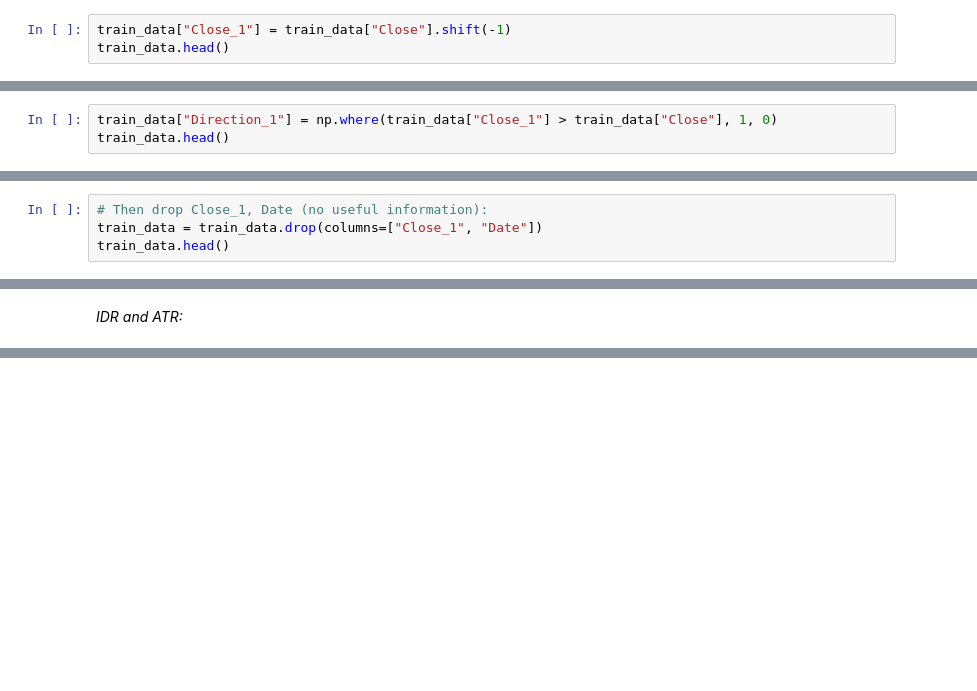
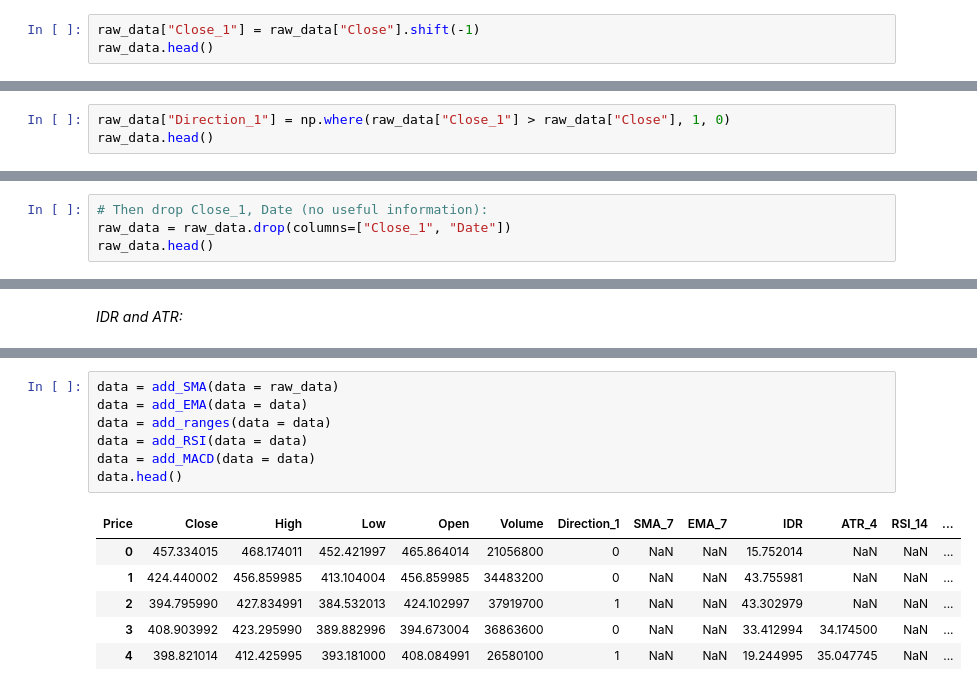
Before and after one commit to cameroncochrane/vlXsnPPgKKnWqEJB, a Jupyter notebook: notebooks/2_direction_modelling.ipynb, the cells around one changed output, grey strips where cells are left out. Drawn from its saved outputs; the diff is of its cells as text; blank space fills up the shorter version.

Commit message:
- Implemented functions to add technical indicators to the price data - Establioshed wihich feature selection techniques to use for the logistic regression direction model.

```diff
--- a/notebooks/2_direction_modelling.ipynb
+++ b/notebooks/2_direction_modelling.ipynb
@@ -64,8 +54,8 @@ train_data.shape
 
 Add column that contains a binary value which says whether the price 1-day into the future is larger or smaller than the current price (direction)
 # %%
-train_data["Close_1"] = train_data["Close"].shift(-1)
-train_data.head()
+raw_data["Close_1"] = raw_data["Close"].shift(-1)
+raw_data.head()
 # %% [output]
 | Price | Date | Close | High | Low | Open | Volume | Close_1 |
 | 0 | 2014-09-17 | 457.334015 | 468.174011 | 452.421997 | 465.864014 | 21056800 | 424.440002 |
@@ -74,8 +64,8 @@ train_data.head()
 | 3 | 2014-09-20 | 408.903992 | 423.295990 | 389.882996 | 394.673004 | 36863600 | 398.821014 |
 | 4 | 2014-09-21 | 398.821014 | 412.425995 | 393.181000 | 408.084991 | 26580100 | 402.152008 |
 # %%
-train_data["Direction_1"] = np.where(train_data["Close_1"] > train_data["Close"], 1, 0)
-train_data.head()
+raw_data["Direction_1"] = np.where(raw_data["Close_1"] > raw_data["Close"], 1, 0)
+raw_data.head()
 # %% [output]
 | Price | Date | Close | High | Low | Open | Volume | Close_1 | Direction_1 |
 | 0 | 2014-09-17 | 457.334015 | 468.174011 | 452.421997 | 465.864014 | 21056800 | 424.440002 | 0 |
@@ -86,7 +92,7 @@ train_data.head()
 # %%
 # Then drop Close_1, Date (no useful information):
-train_data = train_data.drop(columns=["Close_1", "Date"])
-train_data.head()
+raw_data = raw_data.drop(columns=["Close_1", "Date"])
+raw_data.head()
 # %% [output]
 | Price | Close | High | Low | Open | Volume | Direction_1 |
 | 0 | 457.334015 | 468.174011 | 452.421997 | 465.864014 | 21056800 | 0 |
@@ -115,0 +211,14 @@ Lot's of technical trading relies on indicators other than the price. They inclu
+# %%
+data = add_SMA(data = raw_data)
+data = add_EMA(data = data)
+data = add_ranges(data = data)
+data = add_RSI(data = data)
+data = add_MACD(data = data)
+data.head()
+# %% [output]
+| Price | Close | High | Low | Open | Volume | Direction_1 | SMA_7 | EMA_7 | IDR | ATR_4 | RSI_14 | ... |
+| 0 | 457.334015 | 468.174011 | 452.421997 | 465.864014 | 21056800 | 0 | NaN | NaN | 15.752014 | NaN | NaN | ... |
+| 1 | 424.440002 | 456.859985 | 413.104004 | 456.859985 | 34483200 | 0 | NaN | NaN | 43.755981 | NaN | NaN | ... |
+| 2 | 394.795990 | 427.834991 | 384.532013 | 424.102997 | 37919700 | 1 | NaN | NaN | 43.302979 | NaN | NaN | ... |
+| 3 | 408.903992 | 423.295990 | 389.882996 | 394.673004 | 36863600 | 0 | NaN | NaN | 33.412994 | 34.174500 | NaN | ... |
+| 4 | 398.821014 | 412.425995 | 393.181000 | 408.084991 | 26580100 | 1 | NaN | NaN | 19.244995 | 35.047745 | NaN | ... |
```
Also changed, not shown: parts of 29 cells of this notebook.
